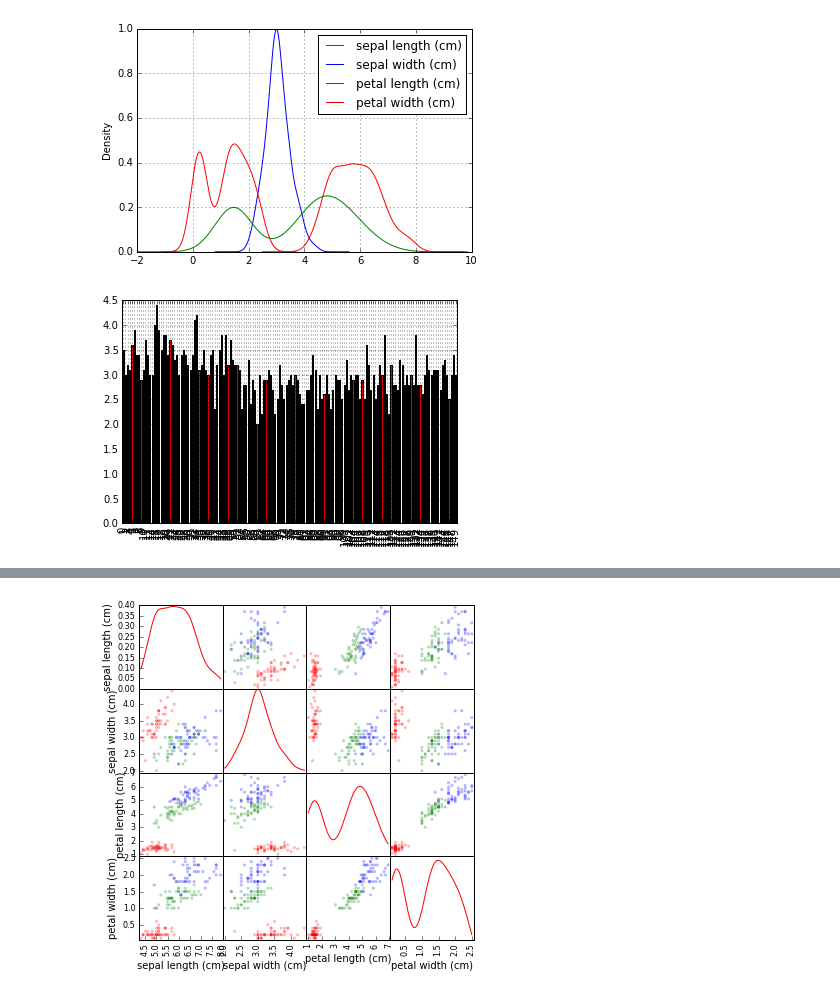
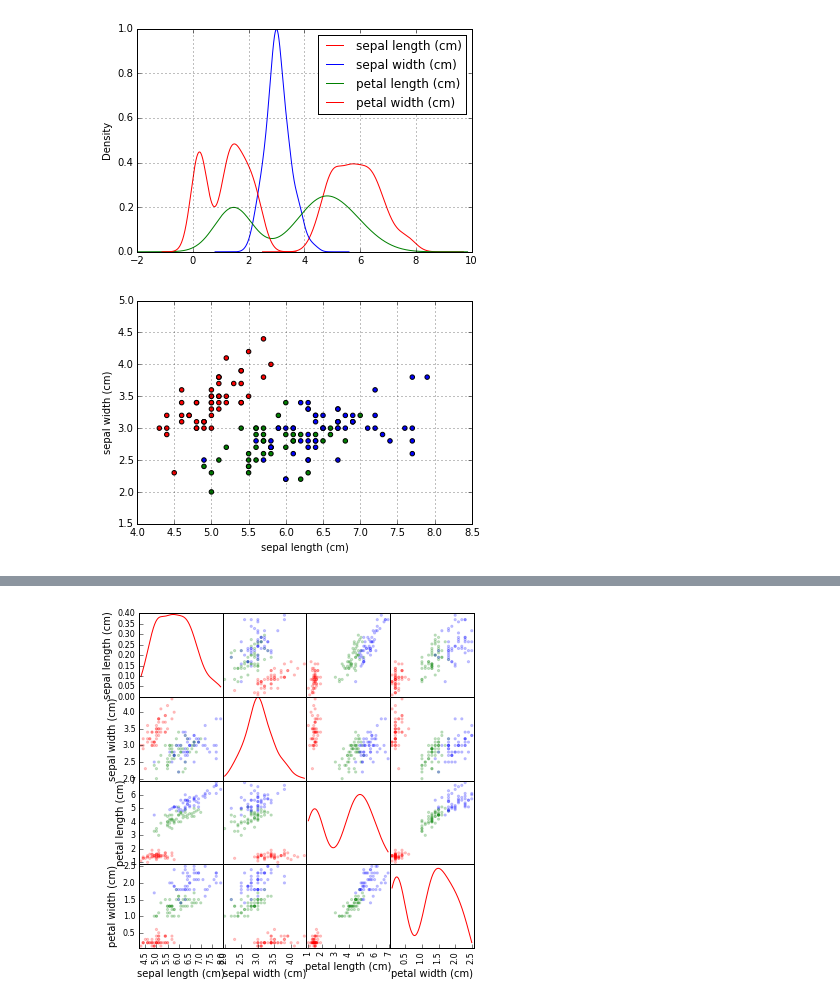
Before and after one commit to moonbury/ipython-notebook, a Jupyter notebook: book_data_science_essentials_ch4.ipynb, the cells around one changed output, grey strips where cells are left out. Drawn from its saved outputs; the diff is of its cells as text; code cells hidden in the pictures.

```diff
--- a/book_data_science_essentials_ch4.ipynb
+++ b/book_data_science_essentials_ch4.ipynb
@@ -100,6 +118,11 @@ densityplot = iris_df.plot(kind='density')
 # %% [output]
 [figure]
 # %%
-single_distrubution = iris_df['sepal width (cm)'].plot(kind='bar')
+# kind=hist is not current support
+single_distrubution = iris_df['sepal width (cm)'].plot(kind='hist')
-# %% [output]
-[figure, removed]
+# %%
+colors_palette = {0:"red",1: "green",2:"blue"}
+colors = [colors_palette[c] for c in groups]
+simple_scatterplot = iris_df.plot(kind='scatter',x=0,y=1,c=colors)
+# %% [output]
+[figure, added]
```
Also changed, not shown: parts of 5 cells of this notebook, 4 other files.
